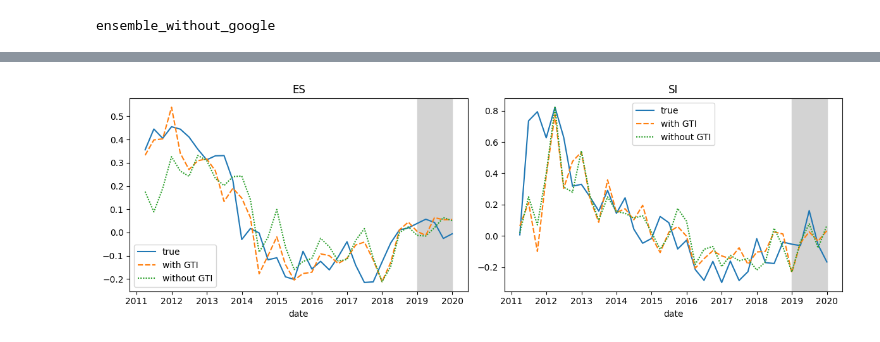
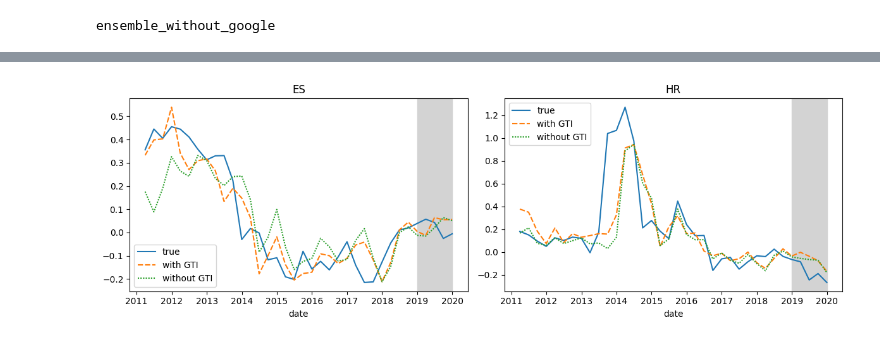
Before and after one commit to bertelsmannstift/eu-migration-forecast, a Jupyter notebook: notebooks/final_paper/final-paper-plot-data.ipynb, the cells around one changed output, grey strips where cells are left out. Saved outputs shown, nothing was run; the diff lists cells and outputs as text; code cells hidden in the pictures.

```diff
--- a/notebooks/final_paper/final-paper-plot-data.ipynb
+++ b/notebooks/final_paper/final-paper-plot-data.ipynb
@@ -128,0 +129,40 @@ plt.show()
+# %%
+labeled = eumf_pipeline.prepare_data(
+    panel_comb_3m_macro,
+    columns=["19"],
+    lags=[0],
+)
+transformed = eumf_pipeline.transform_data(labeled)
+
+# sns.lineplot(data=labeled.x["19_0", "HR"], label="GTI Keyword Group 19")
+# ax2 = plt.twinx()
+# sns.lineplot(data=labeled.y["ES"], label="Registrations", ax=ax2)
+# plt.show()
+
+# ax = labeled.x["19_0", "ES"].plot(legend=True, label="GTI Keyword Group 19", color="tab:orange")
+ax = sns.lineplot(data=labeled.x["19_0", "HR"], label="GTI Keyword Group 19 (HR)", color="tab:orange")
+ax2 = ax.twinx()
+# labeled.y["ES"].plot(ax=ax2, legend=True, color="tab:blue", label = "Registrations")
+sns.lineplot(data=labeled.y["HR"], ax=ax2, label="Registrations (HR)", color="tab:blue")
+# ax.figure.legend()
+ax.set_ylabel("GTI")
+ax.legend(loc="upper left")
+ax2.legend(loc="upper right")
+ax2.set_ylabel("Registrations")
+ax.set_xlabel("Year")
+plt.tight_layout()
+plt.savefig("plots/gti_registrations_croatia.pdf")
+plt.show()
+
+# ax = transformed.x["19_0", "ES"].plot(legend=True, label="GTI Keyword Group 19", color="tab:orange")
+ax = sns.lineplot(data=transformed.x["19_0", "HR"], label="GTI Keyword Group 19 (HR)", color="tab:orange")
+# ax2 = ax.twinx()
+# transformed.y["ES"].plot(legend=True, color="tab:blue", label = "Registrations")
+sns.lineplot(data=transformed.y["HR"], ax=ax, label="Registrations (HR)", color="tab:blue")
+#  ax.figure.legend(loc="upper right")
+plt.xlabel("Year")
+ax.set_ylabel("$\ln Y_t - \ln Y_{t-1\operatorname{Y}}$")
+# ax2.set_ylabel("Registrations")
+plt.tight_layout()
+plt.savefig("plots/gti_registrations_croatia_transformed.pdf")
+plt.show()
@@ -289,30 +332,30 @@ eumf_eval.agg_multiple_cv_scores(cv_scores, model_names)
 # %%
 i1 = model_names.index("linear_all")
 i2 = model_names.index("linear_without_google")
 
 y_pred_i1 = eumf_eval.predict_all(tuners[i1].best_estimator_, train_stackeds[i1], test_stackeds[i1], cv_default)
 y_pred_i2 = eumf_eval.predict_all(tuners[i2].best_estimator_, train_stackeds[i2], test_stackeds[i2], cv_default)
 
 y_preds_all= {"with GTI": y_pred_i1, "without GTI": y_pred_i2}
 
 fig, axs = eumf_eval.plot_predictions(
     y_preds_all,
     transformed.y,
     # eumf_pipeline.inv_transform_y(y_pred_all, labeled.y),
     # labeled.y,
-    countries=["ES", "SI"],
+    countries=["ES", "HR"],
     n_rows=1,
     n_cols=2,
     figsize=(12, 4),
     y_min=-0.5,
     y_max=1.5,
     marker="",
     t_min="2011",
     vspan=("2019", "2020"),
     t_max="2019",
 )
 plt.tight_layout()
 plt.savefig("plots/prediction_examples.pdf")
 plt.show()
 # %% [output]
-[figure, old version]
+[figure, new version]
```
Also changed, not shown: parts of 3 cells of this notebook, 3 other files.
